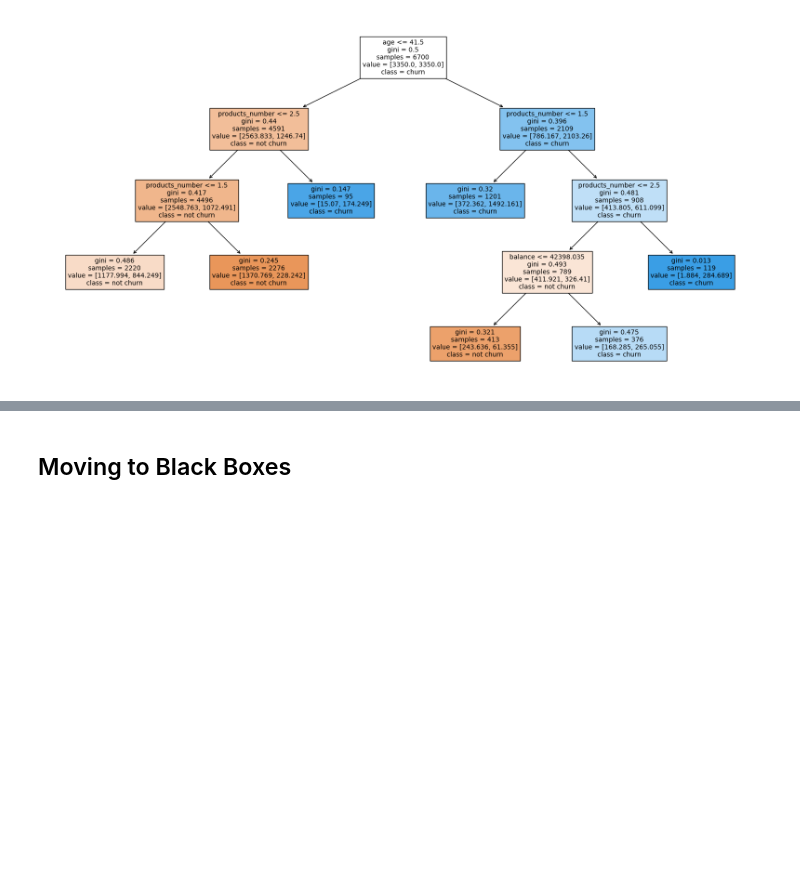
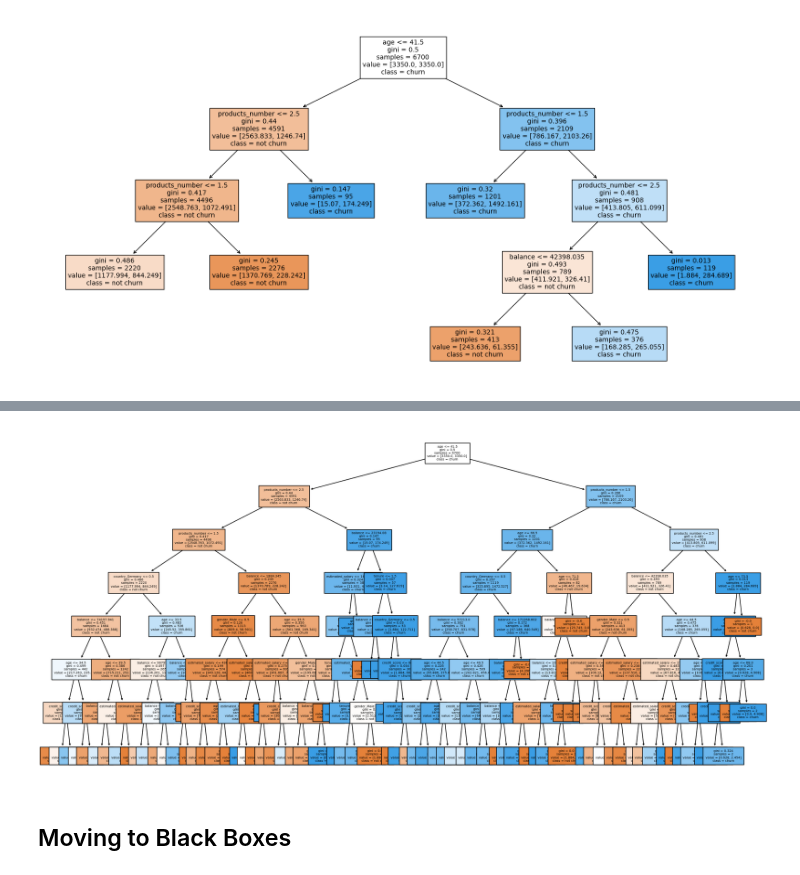
Before and after one commit to MarBry111/wit_2024_xai, a Jupyter notebook: 02_train_simple_models.ipynb, the cells around one changed output, grey strips where cells are left out. Drawn from its saved outputs; the diff is of its cells as text; code cells hidden in the pictures; blank space fills up the shorter version.

```diff
--- a/02_train_simple_models.ipynb
+++ b/02_train_simple_models.ipynb
@@ -302,3 +352,15 @@ plt.show()
+# %%
+plt.figure(figsize=(20,10))
+plot_tree(
+    clf_dt_deep,
+    filled=True,
+    feature_names=X_train_num.columns,
+    class_names=['not churn', 'churn'],
+    fontsize=5
+)
+plt.show()
+# %% [output]
+[figure, added]
 # %% [markdown]
 ## Moving  to Black Boxes
 # %% [markdown]
```
Also changed, not shown: parts of 9 cells of this notebook.
